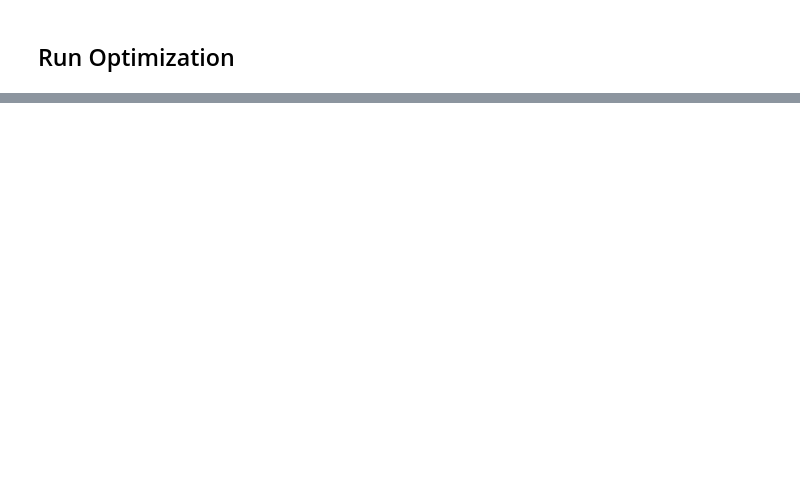
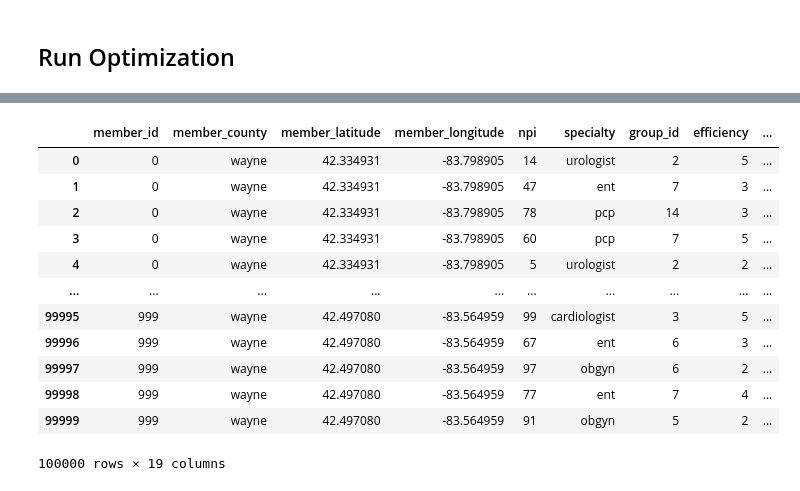
Before and after one commit to andrewdoto13/network_optimization, a Jupyter notebook: src/test_optimizer.ipynb, the cells around one changed output, grey strips where cells are left out. Cells and saved outputs as stored; diff of their text form; code cells hidden in the pictures; blank space fills up the shorter version.

```diff
--- a/src/test_optimizer.ipynb
+++ b/src/test_optimizer.ipynb
@@ -156,0 +177,16 @@ Network size: 900
+# %%
+optimizer.access_listing
+# %% [output]
+|  | member_id | member_county | member_latitude | member_longitude | npi | specialty | group_id | efficiency | ... |
+| 0 | 0 | wayne | 42.334931 | -83.798905 | 14 | urologist | 2 | 5 | ... |
+| 1 | 0 | wayne | 42.334931 | -83.798905 | 47 | ent | 7 | 3 | ... |
+| 2 | 0 | wayne | 42.334931 | -83.798905 | 78 | pcp | 14 | 3 | ... |
+| 3 | 0 | wayne | 42.334931 | -83.798905 | 60 | pcp | 7 | 5 | ... |
+| 4 | 0 | wayne | 42.334931 | -83.798905 | 5 | urologist | 2 | 2 | ... |
+| ... | ... | ... | ... | ... | ... | ... | ... | ... | ... |
+| 99995 | 999 | wayne | 42.497080 | -83.564959 | 99 | cardiologist | 3 | 5 | ... |
+| 99996 | 999 | wayne | 42.497080 | -83.564959 | 67 | ent | 6 | 3 | ... |
+| 99997 | 999 | wayne | 42.497080 | -83.564959 | 97 | obgyn | 6 | 2 | ... |
+| 99998 | 999 | wayne | 42.497080 | -83.564959 | 77 | ent | 7 | 4 | ... |
+| 99999 | 999 | wayne | 42.497080 | -83.564959 | 91 | obgyn | 5 | 2 | ... |
+100000 rows × 19 columns
```
Also changed, not shown: parts of 21 cells of this notebook, 7 other files.
